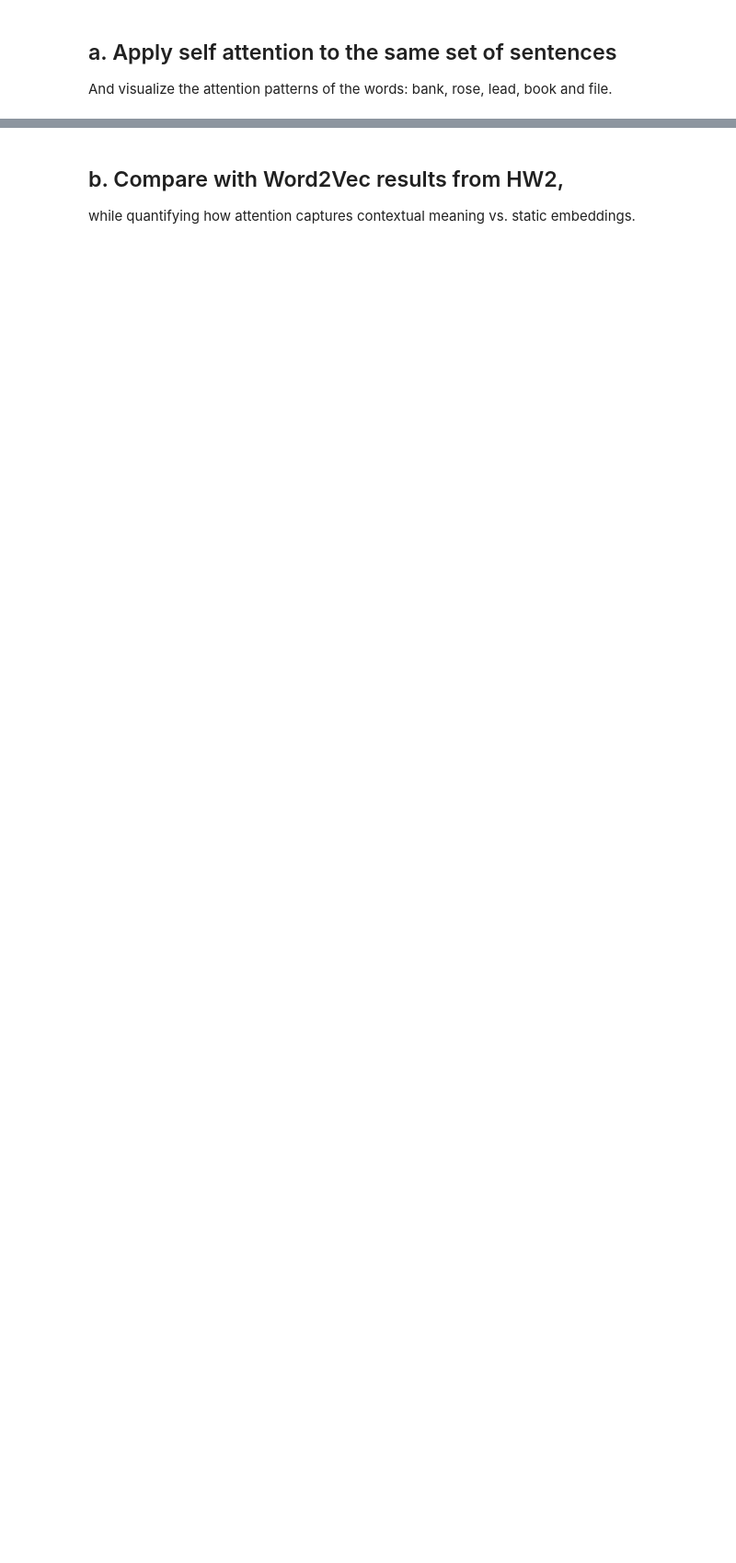
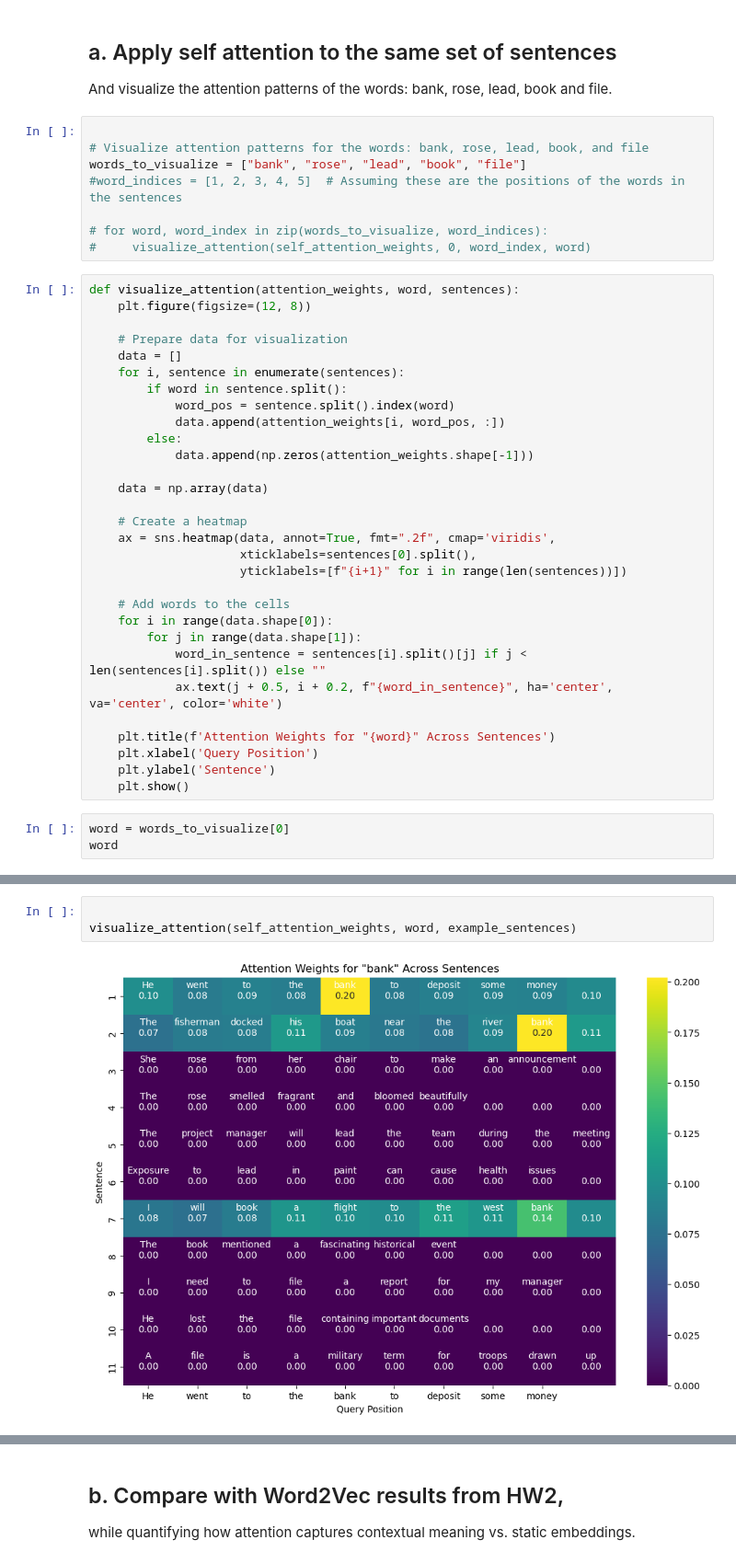
Before and after one commit to vodkolav/DSlab1, a Jupyter notebook: NLP/Assignment3.ipynb, the cells around one changed output, grey strips where cells are left out. Shown: that part at 92% size. Cells and saved outputs as stored; diff of their text form; blank space fills up the shorter version.

```diff
--- a/NLP/Assignment3.ipynb
+++ b/NLP/Assignment3.ipynb
@@ -37,3 +123,44 @@ you applied Word2Vec to a set of sentences.
 # %% [markdown]
 ## a. Apply self attention to the same set of sentences
 And visualize the attention patterns of the words: bank, rose, lead, book and file.
+# %%
+
+# Visualize attention patterns for the words: bank, rose, lead, book, and file
+words_to_visualize = ["bank", "rose", "lead", "book", "file"]
+#word_indices = [1, 2, 3, 4, 5]  # Assuming these are the positions of the words in the sentences
+
+# for word, word_index in zip(words_to_visualize, word_indices):
+#     visualize_attention(self_attention_weights, 0, word_index, word)
+# %%
+def visualize_attention(attention_weights, word, sentences):
+    plt.figure(figsize=(12, 8))
+
+    # Prepare data for visualization
+    data = []
+    for i, sentence in enumerate(sentences):
+        if word in sentence.split():
+            word_pos = sentence.split().index(word)
+            data.append(attention_weights[i, word_pos, :])
+        else:
+            data.append(np.zeros(attention_weights.shape[-1]))
+
+    data = np.array(data)
+
+    # Create a heatmap
+    ax = sns.heatmap(data, annot=True, fmt=".2f", cmap='viridis',
+                     xticklabels=sentences[0].split(),
+                     yticklabels=[f"{i+1}" for i in range(len(sentences))])
+
+    # Add words to the cells
+    for i in range(data.shape[0]):
+        for j in range(data.shape[1]):
+            word_in_sentence = sentences[i].split()[j] if j < len(sentences[i].split()) else ""
+            ax.text(j + 0.5, i + 0.2, f"{word_in_sentence}", ha='center', va='center', color='white')
+
+    plt.title(f'Attention Weights for "{word}" Across Sentences')
+    plt.xlabel('Query Position')
+    plt.ylabel('Sentence')
+    plt.show()
+# %%
+word = words_to_visualize[0]
+word
@@ -39,0 +169,5 @@ And visualize the attention patterns of the words: bank, rose, lead, book and fi
+# %%
+
+visualize_attention(self_attention_weights, word, example_sentences)
+# %% [output]
+[figure, added]
```
Also changed, not shown: parts of 18 cells of this notebook.
